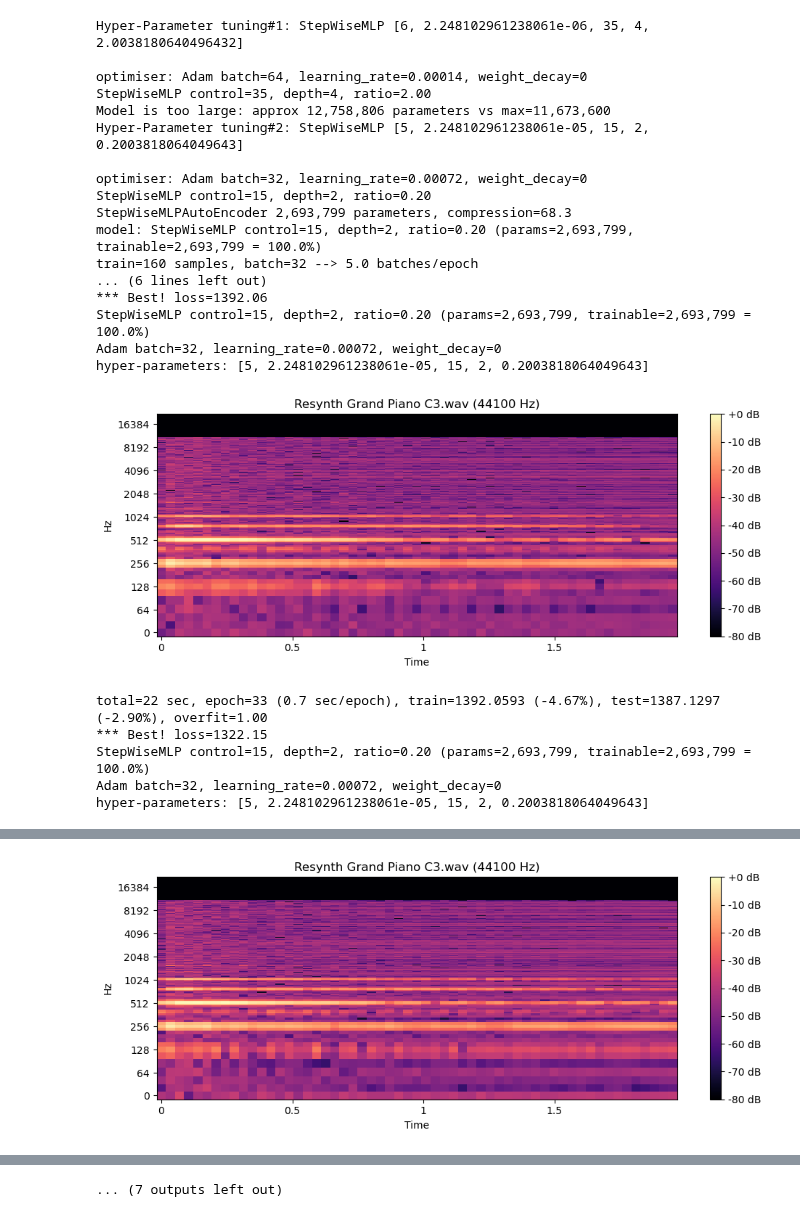
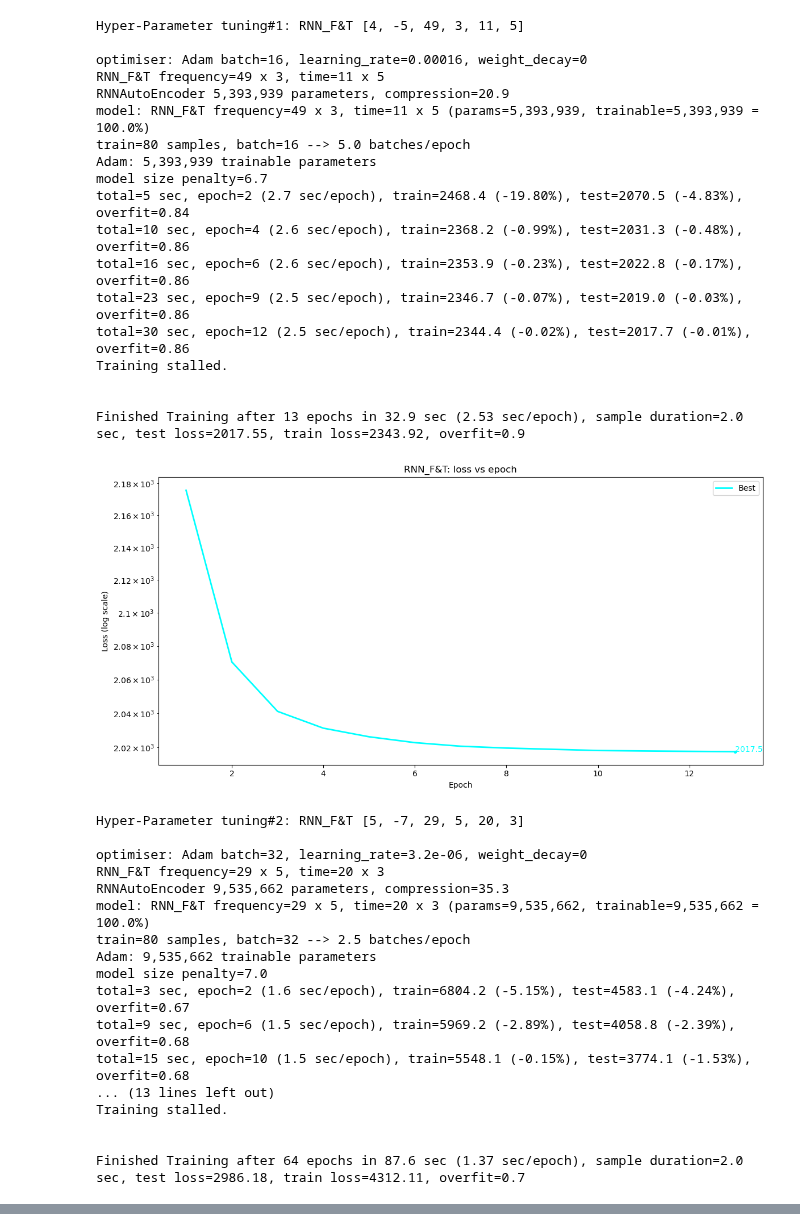
Before and after one commit to RikMaxSpeed/SampleGen, a Jupyter notebook: MakeAndTrain.ipynb, the cells around one changed output, grey strips where cells are left out. Saved outputs shown, nothing was run; the diff lists cells and outputs as text; code cells hidden in the pictures.

Commit message:
Added new two-tiered RNN Frequency & Time. Lots of smaller changes as I failed to get the VAE to converge.

```diff
--- a/MakeAndTrain.ipynb
+++ b/MakeAndTrain.ipynb
@@ -38,12 +29,14 @@ diff = numpy.ndarray(1025, 57) x float32, size=58,425 elements = 233,700 bytes
 
 
 #model = "RNNAutoEncoder"
+#model = "RNN_VAE"
+#model = "RNN_VAE_Incremental"
 
+#model = "StepWiseMLP"
 #model = "MLP_VAE"
-model = "StepWiseMLP"
 #model = "MLPVAE_Incremental"
 
-#model = "RNN_VAE"
+model = "RNN_F&T"
 
 #model = "STFT_VAE"
 
@@ -51,7 +44,7 @@ model = "StepWiseMLP"
 optimise_hyper_parameters(model)
 
 # Then train using the best hyper-parameters
-#train_best_params(model)
+train_best_params(model)
 
 
 # Alternatively, refine the training for the best set of hyper-parameters we've found
@@ -81,23 +65,36 @@ Optimising hyper-parameters:
-Hyper-Parameter tuning#1: StepWiseMLP [6, 2.248102961238061e-06, 35, 4, 2.0038180640496432]
+Hyper-Parameter tuning#1: RNN_F&T [4, -5, 49, 3, 11, 5]
 
-optimiser: Adam batch=64, learning_rate=0.00014, weight_decay=0
-StepWiseMLP control=35, depth=4, ratio=2.00
-Model is too large: approx 12,758,806 parameters vs max=11,673,600
-Hyper-Parameter tuning#2: StepWiseMLP [5, 2.248102961238061e-05, 15, 2, 0.2003818064049643]
+optimiser: Adam batch=16, learning_rate=0.00016, weight_decay=0
+RNN_F&T frequency=49 x 3, time=11 x 5
+RNNAutoEncoder 5,393,939 parameters, compression=20.9
+model: RNN_F&T frequency=49 x 3, time=11 x 5 (params=5,393,939, trainable=5,393,939 = 100.0%)
+train=80 samples, batch=16 --> 5.0 batches/epoch
+Adam: 5,393,939 trainable parameters
+model size penalty=6.7
+total=5 sec, epoch=2 (2.7 sec/epoch), train=2468.4 (-19.80%), test=2070.5 (-4.83%), overfit=0.84
+total=10 sec, epoch=4 (2.6 sec/epoch), train=2368.2 (-0.99%), test=2031.3 (-0.48%), overfit=0.86
+total=16 sec, epoch=6 (2.6 sec/epoch), train=2353.9 (-0.23%), test=2022.8 (-0.17%), overfit=0.86
+total=23 sec, epoch=9 (2.5 sec/epoch), train=2346.7 (-0.07%), test=2019.0 (-0.03%), overfit=0.86
+total=30 sec, epoch=12 (2.5 sec/epoch), train=2344.4 (-0.02%), test=2017.7 (-0.01%), overfit=0.86
+Training stalled.
 
-optimiser: Adam batch=32, learning_rate=0.00072, weight_decay=0
-StepWiseMLP control=15, depth=2, ratio=0.20
-StepWiseMLPAutoEncoder 2,693,799 parameters, compression=68.3
-model: StepWiseMLP control=15, depth=2, ratio=0.20 (params=2,693,799, trainable=2,693,799 = 100.0%)
-train=160 samples, batch=32 --> 5.0 batches/epoch
-... (6 lines left out)
-*** Best! loss=1392.06
-StepWiseMLP control=15, depth=2, ratio=0.20 (params=2,693,799, trainable=2,693,799 = 100.0%)
-Adam batch=32, learning_rate=0.00072, weight_decay=0
-hyper-parameters: [5, 2.248102961238061e-05, 15, 2, 0.2003818064049643]
+
+Finished Training after 13 epochs in 32.9 sec (2.53 sec/epoch), sample duration=2.0 sec, test loss=2017.55, train loss=2343.92, overfit=0.9
-[figure, old version]
+[figure, new version]
-total=22 sec, epoch=33 (0.7 sec/epoch), train=1392.0593 (-4.67%), test=1387.1297 (-2.90%), overfit=1.00
-*** Best! loss=1322.15
-StepWiseMLP control=15, depth=2, ratio=0.20 (params=2,693,799, trainable=2,693,799 = 100.0%)
-Adam batch=32, learning_rate=0.00072, weight_decay=0
-hyper-parameters: [5, 2.248102961238061e-05, 15, 2, 0.2003818064049643]
+Hyper-Parameter tuning#2: RNN_F&T [5, -7, 29, 5, 20, 3]
+
+optimiser: Adam batch=32, learning_rate=3.2e-06, weight_decay=0
+RNN_F&T frequency=29 x 5, time=20 x 3
+RNNAutoEncoder 9,535,662 parameters, compression=35.3
+model: RNN_F&T frequency=29 x 5, time=20 x 3 (params=9,535,662, trainable=9,535,662 = 100.0%)
+train=80 samples, batch=32 --> 2.5 batches/epoch
+Adam: 9,535,662 trainable parameters
+model size penalty=7.0
+total=3 sec, epoch=2 (1.6 sec/epoch), train=6804.2 (-5.15%), test=4583.1 (-4.24%), overfit=0.67
+total=9 sec, epoch=6 (1.5 sec/epoch), train=5969.2 (-2.89%), test=4058.8 (-2.39%), overfit=0.68
+total=15 sec, epoch=10 (1.5 sec/epoch), train=5548.1 (-0.15%), test=3774.1 (-1.53%), overfit=0.68
+... (13 lines left out)
+Training stalled.
+
+
+Finished Training after 64 epochs in 87.6 sec (1.37 sec/epoch), sample duration=2.0 sec, test loss=2986.18, train loss=4312.11, overfit=0.7
@@ -109 +119,0 @@ hyper-parameters: [5, 2.248102961238061e-05, 15, 2, 0.2003818064049643]
-[figure, old version]
@@ -121,4 +120,3 @@ hyper-parameters: [5, 2.248102961238061e-05, 15, 2, 0.2003818064049643]
-... (7 outputs left out)
 # %%
 # Test and Generate new samples
 from Generate import *
```
Also changed, not shown: parts of 2 cells of this notebook, 11 other files.
